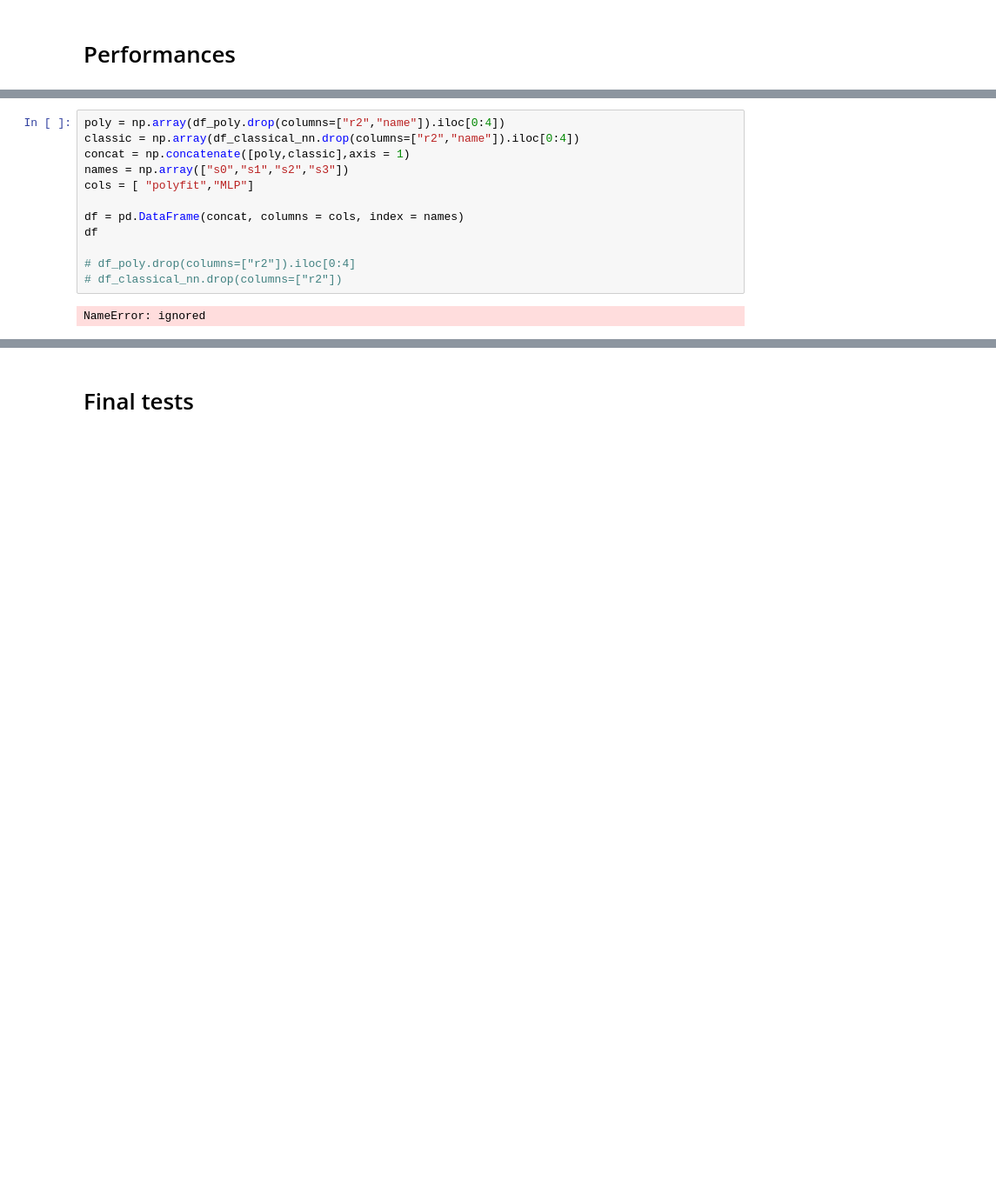
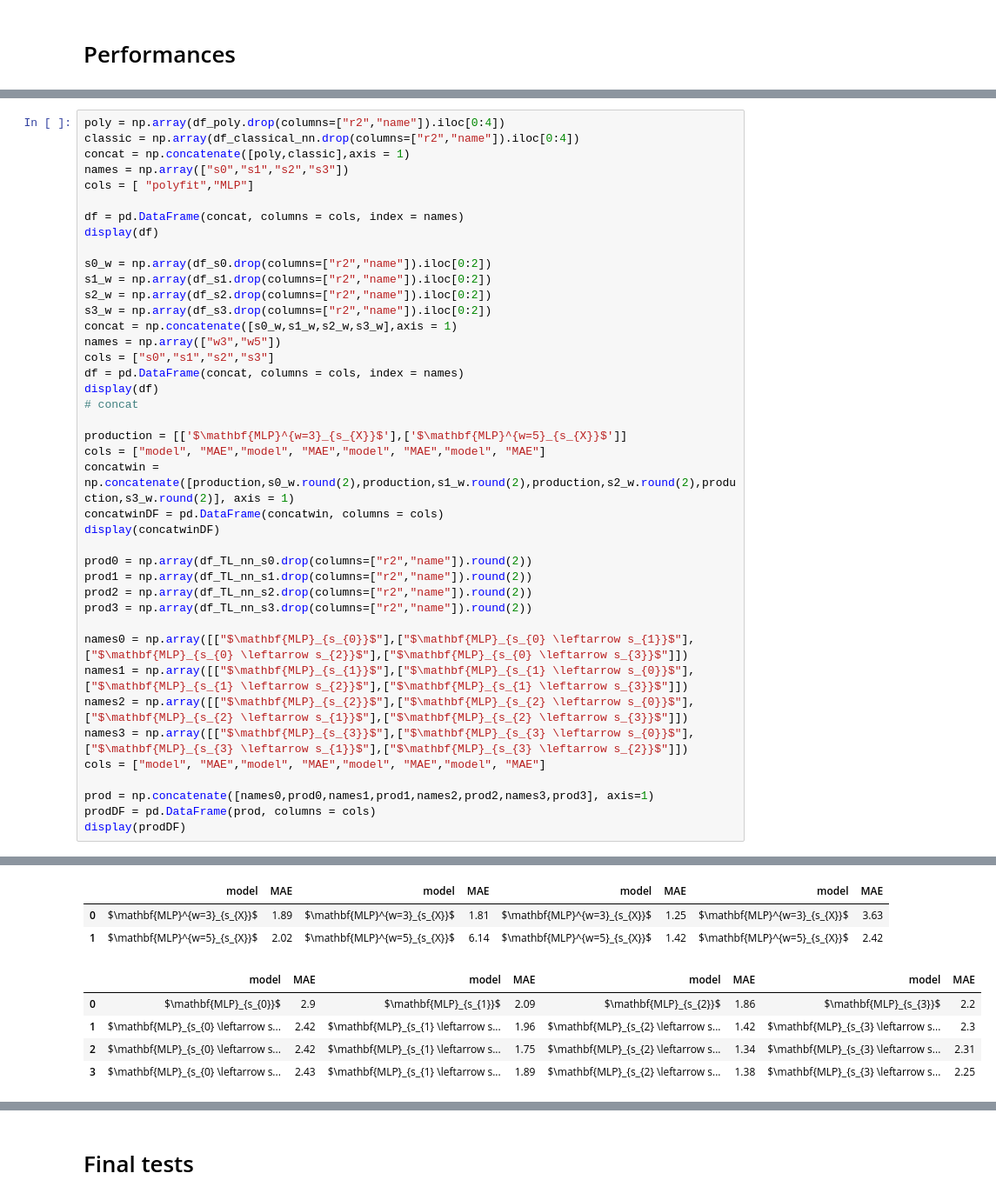
Before and after one commit to EmileBinot/spiderino-sensors-model, a Jupyter notebook: modeling/Regression-colab.ipynb, the cells around one changed output, grey strips where cells are left out. Shown at 87% size. Saved outputs shown, nothing was run; the diff lists cells and outputs as text; blank space fills up the shorter version.

```diff
--- a/modeling/Regression-colab.ipynb
+++ b/modeling/Regression-colab.ipynb
@@ -955,14 +955,42 @@ print(df_classical_nn)
-# %%
-poly = np.array(df_poly.drop(columns=["r2","name"]).iloc[0:4])
-classic = np.array(df_classical_nn.drop(columns=["r2","name"]).iloc[0:4])
-concat = np.concatenate([poly,classic],axis = 1)
-names = np.array(["s0","s1","s2","s3"])
-cols = [ "polyfit","MLP"]
-
-df = pd.DataFrame(concat, columns = cols, index = names)
-df
-
-# df_poly.drop(columns=["r2"]).iloc[0:4]
-# df_classical_nn.drop(columns=["r2"])
-# %% [output]
-NameError: ignored
+# %%
+poly = np.array(df_poly.drop(columns=["r2","name"]).iloc[0:4])
+classic = np.array(df_classical_nn.drop(columns=["r2","name"]).iloc[0:4])
+concat = np.concatenate([poly,classic],axis = 1)
+names = np.array(["s0","s1","s2","s3"])
+cols = [ "polyfit","MLP"]
+
+df = pd.DataFrame(concat, columns = cols, index = names)
+display(df)
+
+s0_w = np.array(df_s0.drop(columns=["r2","name"]).iloc[0:2])
+s1_w = np.array(df_s1.drop(columns=["r2","name"]).iloc[0:2])
+s2_w = np.array(df_s2.drop(columns=["r2","name"]).iloc[0:2])
+s3_w = np.array(df_s3.drop(columns=["r2","name"]).iloc[0:2])
+concat = np.concatenate([s0_w,s1_w,s2_w,s3_w],axis = 1)
+names = np.array(["w3","w5"])
+cols = ["s0","s1","s2","s3"]
+df = pd.DataFrame(concat, columns = cols, index = names)
+display(df)
+# concat
+
+production = [['$\mathbf{MLP}^{w=3}_{s_{X}}$'],['$\mathbf{MLP}^{w=5}_{s_{X}}$']]
+cols = ["model", "MAE","model", "MAE","model", "MAE","model", "MAE"]
+concatwin = np.concatenate([production,s0_w.round(2),production,s1_w.round(2),production,s2_w.round(2),production,s3_w.round(2)], axis = 1)
+concatwinDF = pd.DataFrame(concatwin, columns = cols)
+display(concatwinDF)
+
+prod0 = np.array(df_TL_nn_s0.drop(columns=["r2","name"]).round(2))
+prod1 = np.array(df_TL_nn_s1.drop(columns=["r2","name"]).round(2))
+prod2 = np.array(df_TL_nn_s2.drop(columns=["r2","name"]).round(2))
+prod3 = np.array(df_TL_nn_s3.drop(columns=["r2","name"]).round(2))
+
+names0 = np.array([["$\mathbf{MLP}_{s_{0}}$"],["$\mathbf{MLP}_{s_{0} \leftarrow s_{1}}$"],["$\mathbf{MLP}_{s_{0} \leftarrow s_{2}}$"],["$\mathbf{MLP}_{s_{0} \leftarrow s_{3}}$"]])
+names1 = np.array([["$\mathbf{MLP}_{s_{1}}$"],["$\mathbf{MLP}_{s_{1} \leftarrow s_{0}}$"],["$\mathbf{MLP}_{s_{1} \leftarrow s_{2}}$"],["$\mathbf{MLP}_{s_{1} \leftarrow s_{3}}$"]])
+names2 = np.array([["$\mathbf{MLP}_{s_{2}}$"],["$\mathbf{MLP}_{s_{2} \leftarrow s_{0}}$"],["$\mathbf{MLP}_{s_{2} \leftarrow s_{1}}$"],["$\mathbf{MLP}_{s_{2} \leftarrow s_{3}}$"]])
+names3 = np.array([["$\mathbf{MLP}_{s_{3}}$"],["$\mathbf{MLP}_{s_{3} \leftarrow s_{0}}$"],["$\mathbf{MLP}_{s_{3} \leftarrow s_{1}}$"],["$\mathbf{MLP}_{s_{3} \leftarrow s_{2}}$"]])
+cols = ["model", "MAE","model", "MAE","model", "MAE","model", "MAE"]
+
+prod = np.concatenate([names0,prod0,names1,prod1,names2,prod2,names3,prod3], axis=1)
+prodDF = pd.DataFrame(prod, columns = cols)
+display(prodDF)
+# %% [output]
@@ -968,0 +1005,8 @@ NameError: ignored
+|  | model | MAE | model | MAE | model | MAE | model | MAE |
+| 0 | $\mathbf{MLP}^{w=3}_{s_{X}}$ | 1.89 | $\mathbf{MLP}^{w=3}_{s_{X}}$ | 1.81 | $\mathbf{MLP}^{w=3}_{s_{X}}$ | 1.25 | $\mathbf{MLP}^{w=3}_{s_{X}}$ | 3.63 |
+| 1 | $\mathbf{MLP}^{w=5}_{s_{X}}$ | 2.02 | $\mathbf{MLP}^{w=5}_{s_{X}}$ | 6.14 | $\mathbf{MLP}^{w=5}_{s_{X}}$ | 1.42 | $\mathbf{MLP}^{w=5}_{s_{X}}$ | 2.42 |
+|  | model | MAE | model | MAE | model | MAE | model | MAE |
+| 0 | $\mathbf{MLP}_{s_{0}}$ | 2.9 | $\mathbf{MLP}_{s_{1}}$ | 2.09 | $\mathbf{MLP}_{s_{2}}$ | 1.86 | $\mathbf{MLP}_{s_{3}}$ | 2.2 |
+| 1 | $\mathbf{MLP}_{s_{0} \leftarrow s... | 2.42 | $\mathbf{MLP}_{s_{1} \leftarrow s... | 1.96 | $\mathbf{MLP}_{s_{2} \leftarrow s... | 1.42 | $\mathbf{MLP}_{s_{3} \leftarrow s... | 2.3 |
+| 2 | $\mathbf{MLP}_{s_{0} \leftarrow s... | 2.42 | $\mathbf{MLP}_{s_{1} \leftarrow s... | 1.75 | $\mathbf{MLP}_{s_{2} \leftarrow s... | 1.34 | $\mathbf{MLP}_{s_{3} \leftarrow s... | 2.31 |
+| 3 | $\mathbf{MLP}_{s_{0} \leftarrow s... | 2.43 | $\mathbf{MLP}_{s_{1} \leftarrow s... | 1.89 | $\mathbf{MLP}_{s_{2} \leftarrow s... | 1.38 | $\mathbf{MLP}_{s_{3} \leftarrow s... | 2.25 |
```
Also changed, not shown: parts of 12 cells of this notebook.
